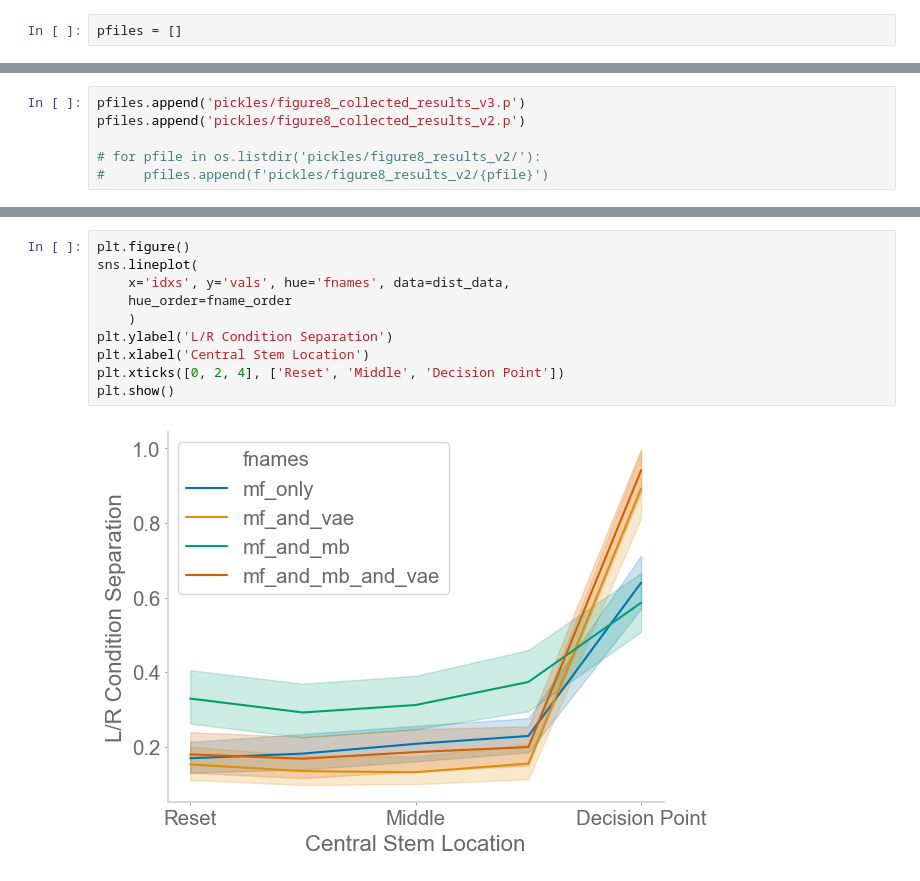
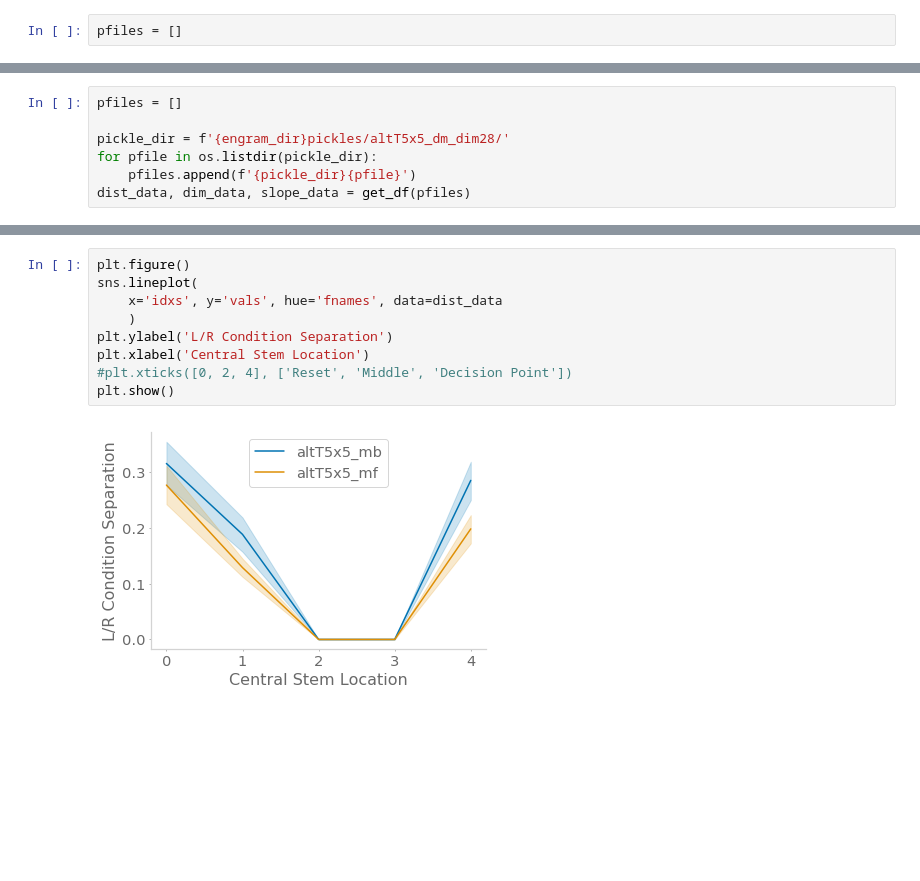
Before and after one commit to chingf/auxrl, a Jupyter notebook: notebooks/plot_figure8_results.ipynb, the cells around one changed output, grey strips where cells are left out. Cells and saved outputs as stored; diff of their text form; blank space fills up the shorter version.

```diff
--- a/notebooks/plot_figure8_results.ipynb
+++ b/notebooks/plot_figure8_results.ipynb
@@ -13,6 +64,7 @@ pfiles = []
 # %%
-pfiles.append('pickles/figure8_collected_results_v3.p')
-pfiles.append('pickles/figure8_collected_results_v2.p')
+pfiles = []
 
-# for pfile in os.listdir('pickles/figure8_results_v2/'):
-#     pfiles.append(f'pickles/figure8_results_v2/{pfile}')
+pickle_dir = f'{engram_dir}pickles/altT5x5_dm_dim28/'
+for pfile in os.listdir(pickle_dir):
+    pfiles.append(f'{pickle_dir}{pfile}')
+dist_data, dim_data, slope_data = get_df(pfiles)
@@ -88,14 +74,13 @@ dim_data = pd.DataFrame(dim_data)
 # %%
 plt.figure()
 sns.lineplot(
-    x='idxs', y='vals', hue='fnames', data=dist_data,
-    hue_order=fname_order
+    x='idxs', y='vals', hue='fnames', data=dist_data
     )
 plt.ylabel('L/R Condition Separation')
 plt.xlabel('Central Stem Location')
-plt.xticks([0, 2, 4], ['Reset', 'Middle', 'Decision Point'])
+#plt.xticks([0, 2, 4], ['Reset', 'Middle', 'Decision Point'])
 plt.show()
 # %% [output]
-[figure, old version]
+[figure, new version]
 # %%
 plt.figure()
```
Also changed, not shown: parts of 14 cells of this notebook, 12 other files.
